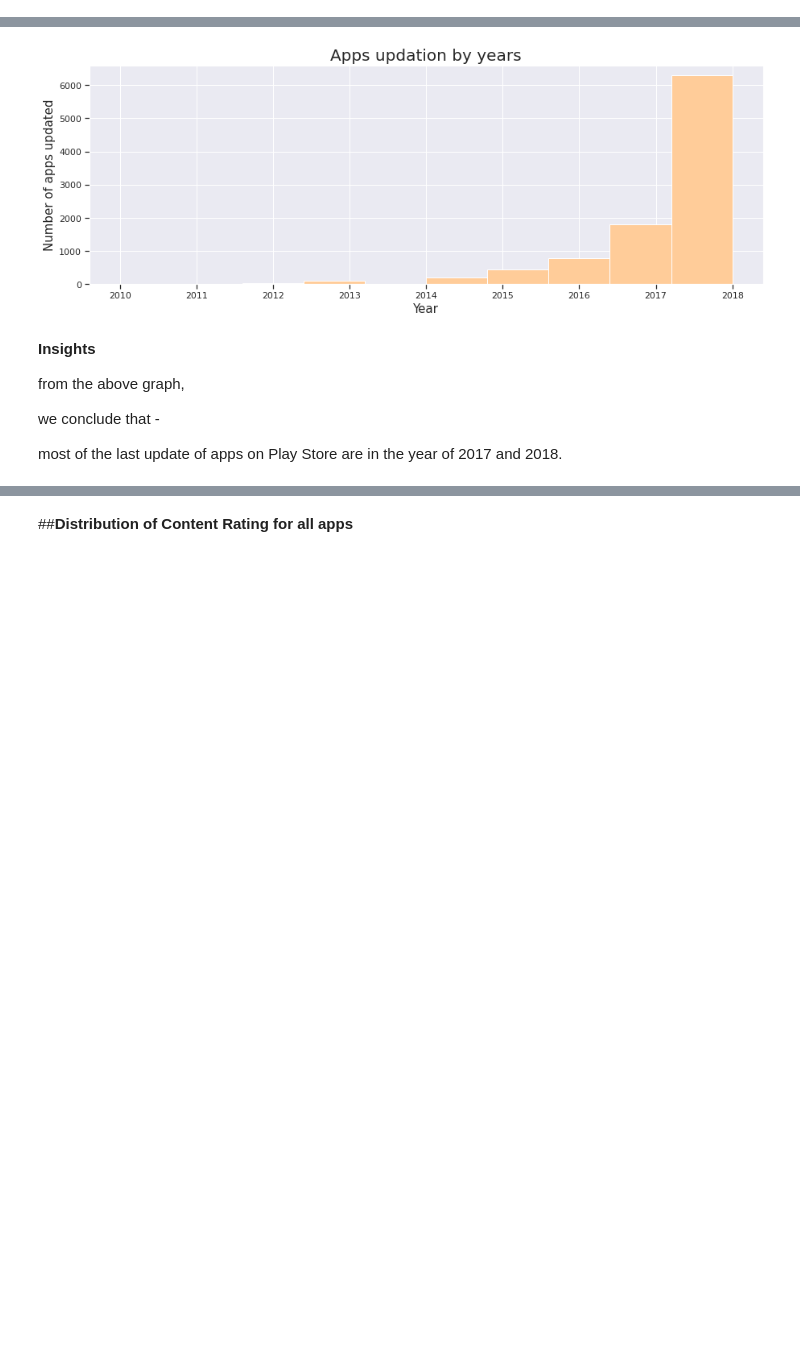
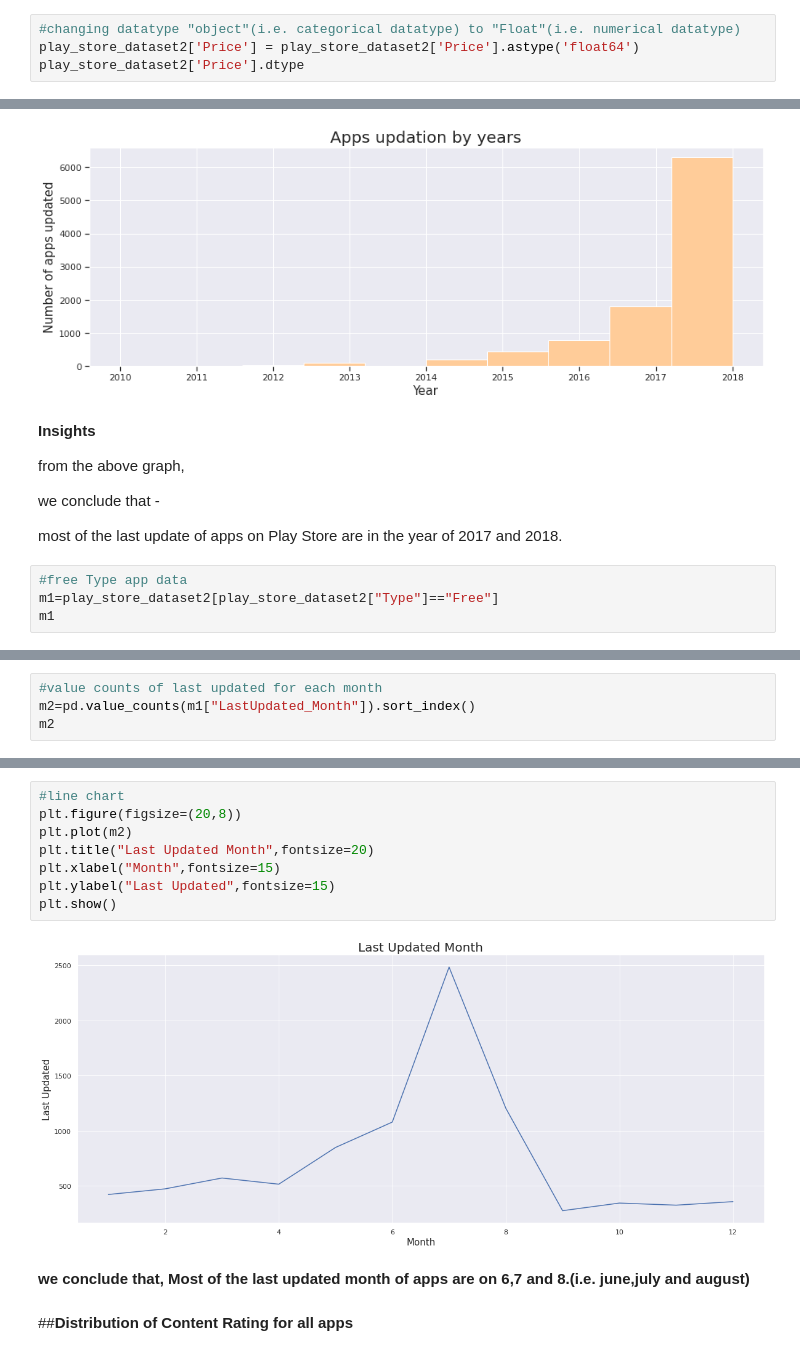
Before and after one commit to tanayparsai20/Playstore-EDA-Analysis, a Jupyter notebook: Copy_of_Copy_of_Play_Store_User_Reviews_Tanay.ipynb, the cells around one changed output, grey strips where cells are left out. Saved outputs shown, nothing was run; the diff lists cells and outputs as text; blank space fills up the shorter version.

```diff
--- a/Copy_of_Copy_of_Play_Store_User_Reviews_Tanay.ipynb
+++ b/Copy_of_Copy_of_Play_Store_User_Reviews_Tanay.ipynb
@@ -671,0 +679,4 @@ play_store_dataset2[play_store_dataset2["Size"]<=50*1024].shape[0]
+# %%
+#changing datatype "object"(i.e. categorical datatype) to "Float"(i.e. numerical datatype)
+play_store_dataset2['Price'] = play_store_dataset2['Price'].astype('float64')
+play_store_dataset2['Price'].dtype
@@ -1122,3 +1131,7 @@ from the above graph,
 we conclude that -
 
 most of the last update of apps on Play Store are in the year of 2017 and 2018.
+# %%
+#free Type app data
+m1=play_store_dataset2[play_store_dataset2["Type"]=="Free"]
+m1
@@ -1124,0 +1152,4 @@ most of the last update of apps on Play Store are in the year of 2017 and 2018.
+# %%
+#value counts of last updated for each month
+m2=pd.value_counts(m1["LastUpdated_Month"]).sort_index()
+m2
@@ -1125,3 +1170,15 @@ most of the last update of apps on Play Store are in the year of 2017 and 2018.
+# %%
+#line chart
+plt.figure(figsize=(20,8))
+plt.plot(m2)
+plt.title("Last Updated Month",fontsize=20)
+plt.xlabel("Month",fontsize=15)
+plt.ylabel("Last Updated",fontsize=15)
+plt.show()
+# %% [output]
+[figure, added]
+# %% [markdown]
+**we conclude that, Most of the last updated month of apps are on 6,7 and 8.(i.e. june,july and august)**
 # %% [markdown]
 ##**Distribution of Content Rating for all apps**
 # %%
```
Also changed, not shown: parts of 18 cells of this notebook.
